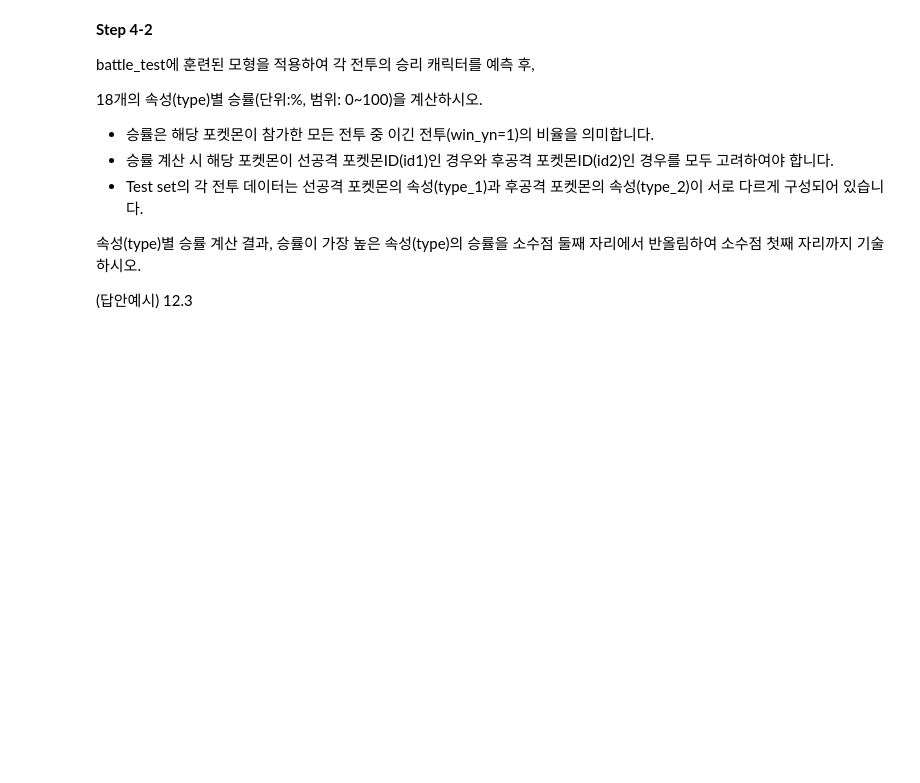
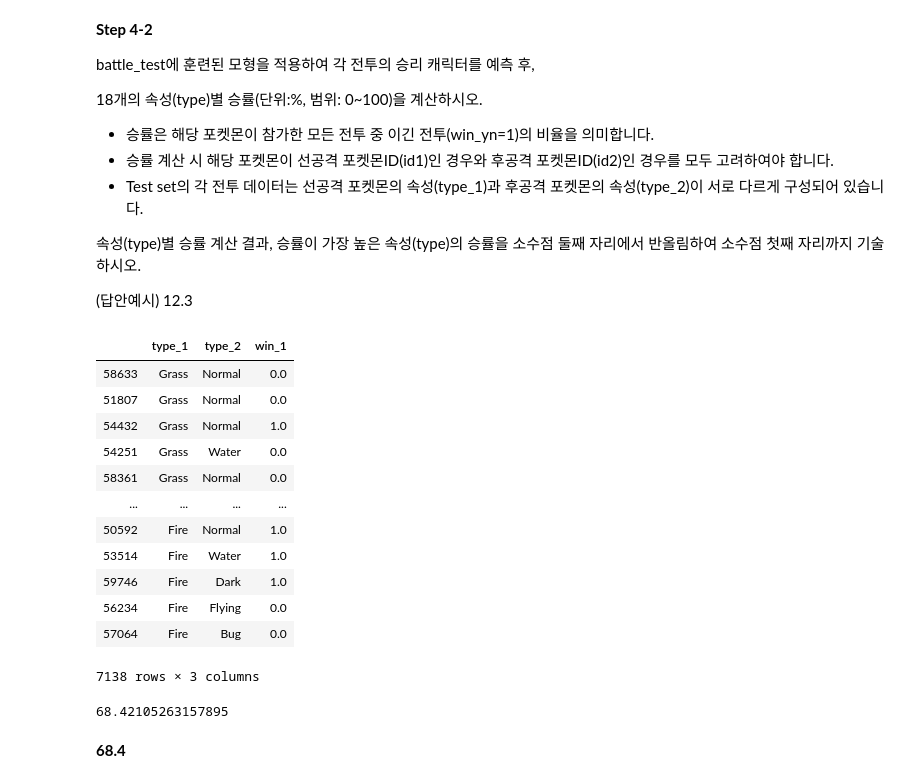
Before and after one commit to sunkusun9/prods_pro, a Jupyter notebook: prof2105_prob1.ipynb, the cells around one changed output. Drawn from its saved outputs; the diff is of its cells as text; code cells hidden in the pictures; blank space fills up the shorter version.

````diff
--- a/prof2105_prob1.ipynb
+++ b/prof2105_prob1.ipynb
@@ -177,8 +177,12 @@ Step A-1에서 처리한 데이터를 ‘포켓몬ID(id), 속성(type), 전설
 
 - 평균 계산 변수(총 6개): 체력 능력치(hp), 공격 능력치(attack), 방어 능력치(defense), 특수 공격 능력치(spc_attack), 특수 방어 능력치(spc_defense), 속도 능력치(speed)
 # %%
+# 평균을 낼 대상 컬럼입니다.
 mean_cols = ['hp', 'attack', 'defense', 'spc_attack', 'spc_defense', 'speed']
-df_mon_stat = df_mon.groupby(['id', 'type', 'legendary'])[mean_cols].mean().reset_index(level=[1, 2])
+# id, type, legendary 별로 평균을 내고
+# id로 유일하여 정보를 지닌 type, legendary는 reset_index를 통해 컬럼으로 뺍니다.
+df_mon_stat = df_mon.groupby(['id', 'type', 'legendary'])[mean_cols].mean()\
+                .reset_index(level=[1, 2])
 df_mon_stat.head()
 # %% [output]
 |  | type | legendary | hp | attack | defense | spc_attack | spc_defense | speed |
@@ -557,7 +585,8 @@ Step3-3 처리 결과 예시]
 |1|6|6|0|Grass|45| |100|
 |1|26|26|0|Grass|45| |110|
 # %%
-df_battle_2 = df_battle_2.loc[df_battle_2['type_1'] != df_battle_2['type_2']].sort_values(['id1', 'id2'])
+df_battle_2 = df_battle_2.loc[df_battle_2['type_1'] != df_battle_2['type_2']]
+                    .sort_values(['id1', 'id2'])
 df_battle_2
 # %% [output]
 |  | id1 | id2 | winner | win_1 | type_1 | hp_1 | attack_1 | defense_1 | spc_attack_1 | ... |
@@ -654,3 +684,10 @@ battle_train을 이용하여 Naïve Bayes 모형을 학습하시오.
 from sklearn.naive_bayes import MultinomialNB
 문제에서 지시한 조건 외 Default 값 사용
 ```
+# %%
+from sklearn.naive_bayes import MultinomialNB
+
+X_nb = 'hp_1, attack_1, defense_1, spc_attack_1, spc_defense_1, speed_1, hp_2, attack_2, defense_2, spc_attack_2, spc_defense_2, speed_2'
+X_nb = [i.strip() for i in X_nb.split(',')]
+clf_nb = MultinomialNB()
+clf_nb.fit(df_battle_train[X_nb], df_battle_train['win_1'])
@@ -668,3 +716,38 @@ battle_test에 훈련된 모형을 적용하여 각 전투의 승리 캐릭터
 속성(type)별 승률 계산 결과, 승률이 가장 높은 속성(type)의 승률을 소수점 둘째 자리에서 반올림하여 소수점 첫째 자리까지 기술하시오.
 
 (답안예시) 12.3
+# %%
+# 결과를 도출하기 위한 테이블을 구성합니다.
+df_battle_result = df_battle_test[['type_1', 'type_2']].assign(
+    win_1 = clf_nb.predict(df_battle_test[X_nb])
+)
+df_battle_result
+# %% [output]
+|  | type_1 | type_2 | win_1 |
+| 58633 | Grass | Normal | 0.0 |
+| 51807 | Grass | Normal | 0.0 |
+| 54432 | Grass | Normal | 1.0 |
+| 54251 | Grass | Water | 0.0 |
+| 58361 | Grass | Normal | 0.0 |
+| ... | ... | ... | ... |
+| 50592 | Fire | Normal | 1.0 |
+| 53514 | Fire | Water | 1.0 |
+| 59746 | Fire | Dark | 1.0 |
+| 56234 | Fire | Flying | 0.0 |
+| 57064 | Fire | Bug | 0.0 |
+7138 rows × 3 columns
+# %%
+# type_1는 win_1이 바로 승리한 케이스이고
+# type_2는 1 - win_1이 승리한 케이스입니다.
+# 이를 이용하여 데이터프레임을 재구성합니다.
+# 그리고 groupby를 통하여 답을 도출해 냅니다.
+pd.concat([
+    df_battle_result[['type_1', 'win_1']].rename(columns={'type_1': 'type'}),
+    df_battle_result[['type_2', 'win_1']].assign(
+        win_1 = lambda x: 1 - x['win_1']
+    ).rename(columns={'type_2': 'type'})
+]).groupby('type')['win_1'].mean().sort_values(ascending=False).iloc[0] * 100
+# %% [output]
+68.42105263157895
+# %% [markdown]
+**68.4**
````
Also changed, not shown: parts of 39 cells of this notebook.
